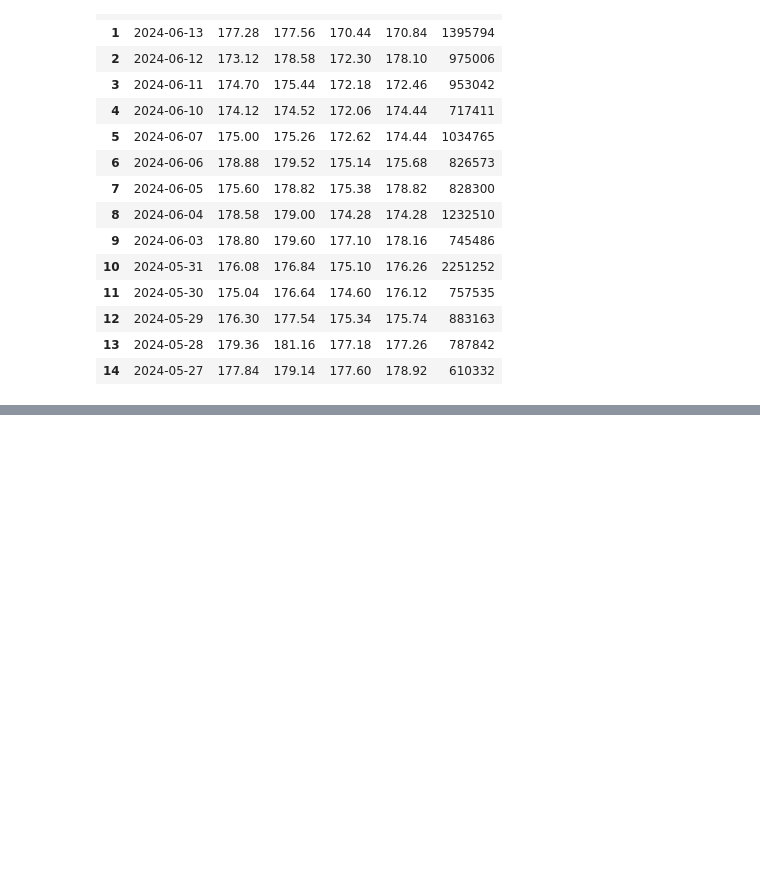
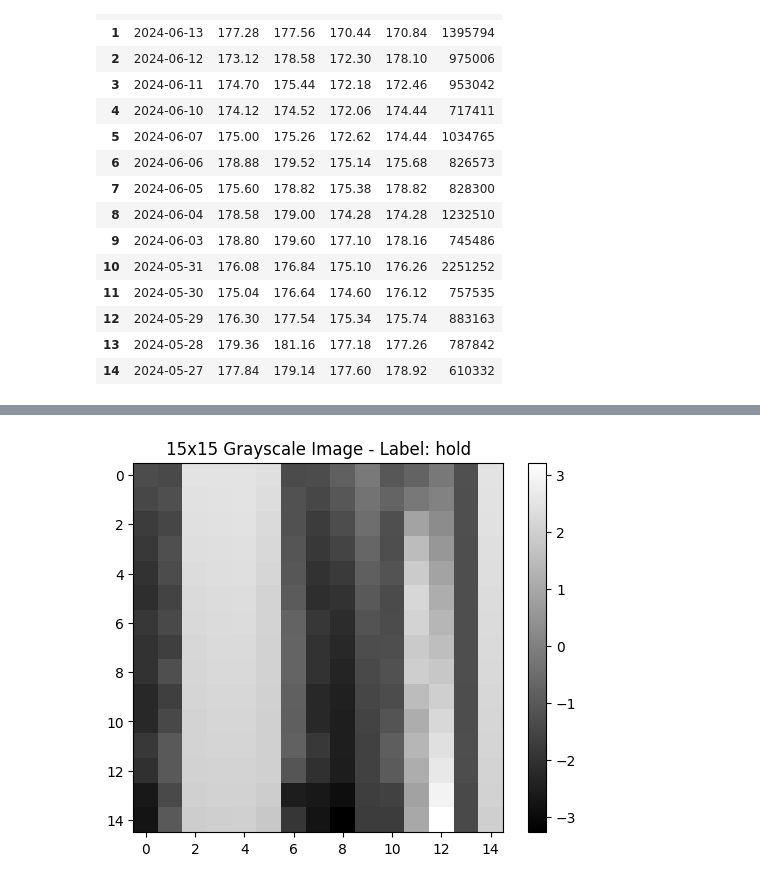
Before and after one commit to zhillan-arf/Tugas3, a Jupyter notebook: notebook.ipynb, the cells around one changed output, grey strips where cells are left out. Saved outputs shown, nothing was run; the diff lists cells and outputs as text; code cells hidden in the pictures; blank space fills up the shorter version.

```diff
--- a/notebook.ipynb
+++ b/notebook.ipynb
@@ -173,0 +175,35 @@ df.sample(15)
+# %%
+import matplotlib.pyplot as plt
+
+def create_image(df, start_idx, end_idx):
+    image_data = df.iloc[start_idx:end_idx, 5:20].values
+    central_label = df.iloc[(start_idx + end_idx) // 2]['label']
+
+    if image_data.shape != (15, 15):
+        raise ValueError("Data for image is not 15x15")
+
+    return image_data, central_label
+
+def display_image(image_data, label):
+    plt.imshow(image_data, cmap='gray', aspect='equal')
+    plt.colorbar()
+    plt.title(f"15x15 Grayscale Image - Label: {label}")
+    plt.show()
+
+image, label = create_image(df, 200, 215)
+display_image(image, label)
+
+# def generate_images(df, window_size=15):
+#     images = []
+#     labels = []
+#     for i in range(len(df) - window_size + 1):
+#         image, label = create_image(df, i, i + window_size)
+#         images.append(image)
+#         labels.append(label)
+#     return images, labels
+
+# images, labels = generate_images(df)
+
+# print(images[0])
+# %% [output]
+[figure, added]
```
Also changed, not shown: parts of 2 cells of this notebook.
